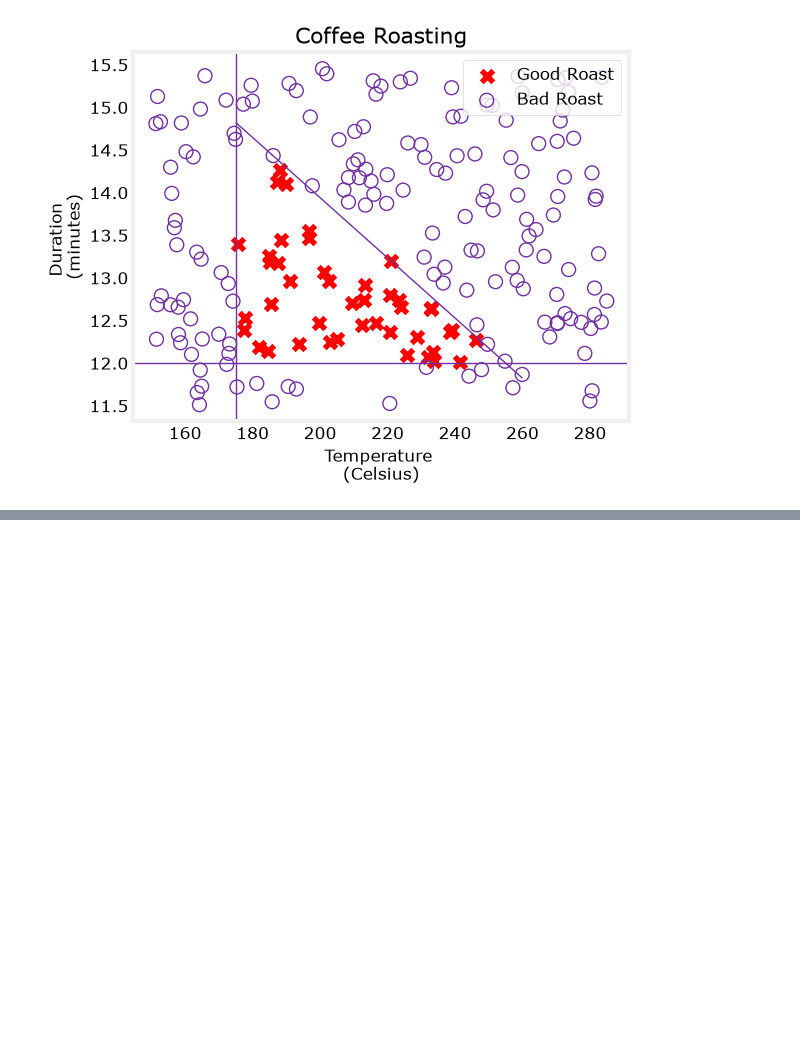
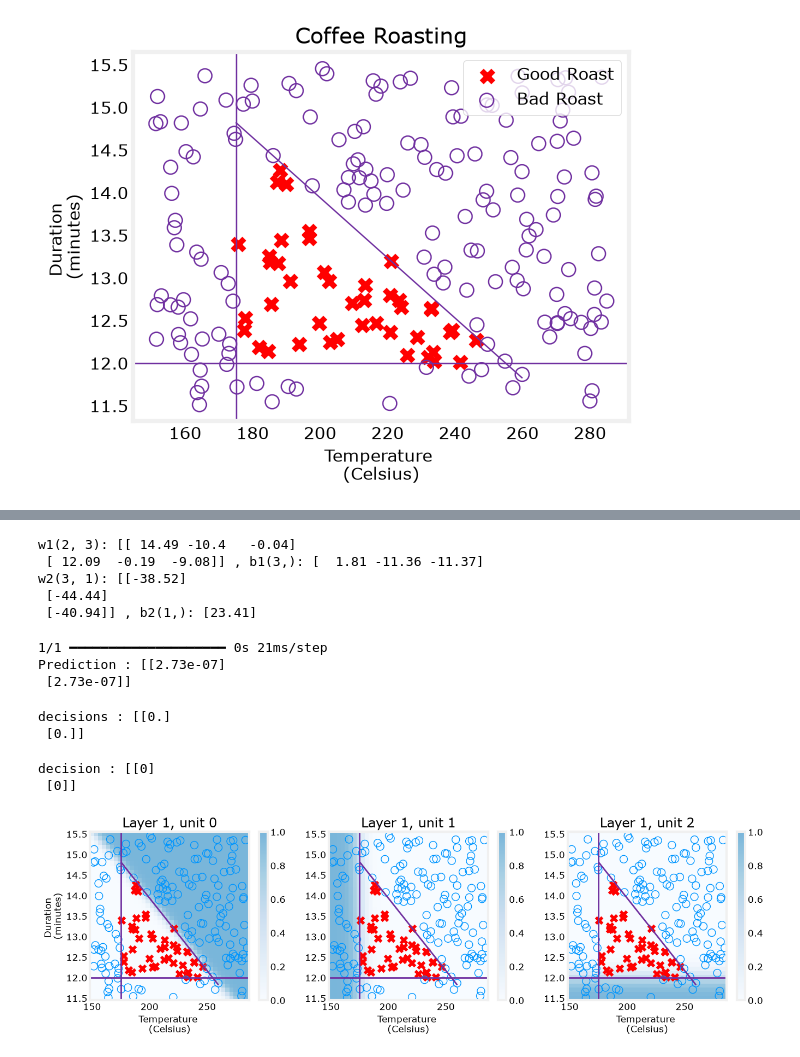
Before and after one commit to Sreesanth-e/ML, a Jupyter notebook: C2/coffee_roasting.ipynb, the cells around one changed output, grey strips where cells are left out. Cells and saved outputs as stored; diff of their text form; code cells hidden in the pictures; blank space fills up the shorter version.

```diff
--- a/C2/coffee_roasting.ipynb
+++ b/C2/coffee_roasting.ipynb
@@ -32,0 +42,4 @@ norm l
+# %%
+Xt = np.tile(Xn,(1000,1))
+Yt = np.tile(Y,(1000,1))
+print(Xn.shape, Yt.shape)
@@ -32,0 +48,9 @@ norm l
+# %%
+tf.random.set_seed(1234)
+model = Sequential(
+    [
+        tf.keras.Input(shape=(2,)),
+        Dense(units=3, activation = 'sigmoid' , name = 'layer1'),
+        Dense(units=1, activation = 'sigmoid' , name = 'layer2')
+    ]
+)
@@ -32,0 +88,10 @@ norm l
+# %%
+model.compile(
+    loss = tf.keras.losses.BinaryCrossentropy(),
+    optimizer = tf.keras.optimizers.Adam(learning_rate=0.01),
+)
+
+model.fit(
+    Xt,Yt,
+    epochs=10,
+)
@@ -32,0 +120,44 @@ norm l
+# %%
+w1,b1 = model.get_layer('layer1').get_weights()
+w2,b2 = model.get_layer('layer2').get_weights()
+print(f"w1{w1.shape}: {w1} , b1{b1.shape}: {b1}")
+print(f"w2{w2.shape}: {w2} , b2{b2.shape}: {b2}")
+# %% [output]
+w1(2, 3): [[ 14.49 -10.4   -0.04]
+ [ 12.09  -0.19  -9.08]] , b1(3,): [  1.81 -11.36 -11.37]
+w2(3, 1): [[-38.52]
+ [-44.44]
+ [-40.94]] , b2(1,): [23.41]
+# %%
+X_test = np.array([
+    [200,13.9],  # positive example
+    [200,17]])
+
+X_testn = norml(X_test)
+prediction = model.predict(X_test)
+print(f"Prediction : {prediction}")
+# %% [output]
+1/1 ━━━━━━━━━━━━━━━━━━━━ 0s 21ms/step
+Prediction : [[2.73e-07]
+ [2.73e-07]]
+# %%
+yhat = np.zeros_like(prediction)
+for i in range(len(prediction)):
+    if prediction[i] >= 0.5:
+        yhat[i] = 1
+    else:
+        yhat[i] = 0
+print(f"decisions : {yhat}")
+# %% [output]
+decisions : [[0.]
+ [0.]]
+# %%
+yhat = (prediction >= 0.5).astype('int')
+print(f"decision : {yhat}")
+# %% [output]
+decision : [[0]
+ [0]]
+# %%
+plt_layer(X,Y.reshape(-1,),w1,b1,norml)
+# %% [output]
+[figure, added]
```
Also changed, not shown: parts of 7 cells of this notebook, 1 other file.
